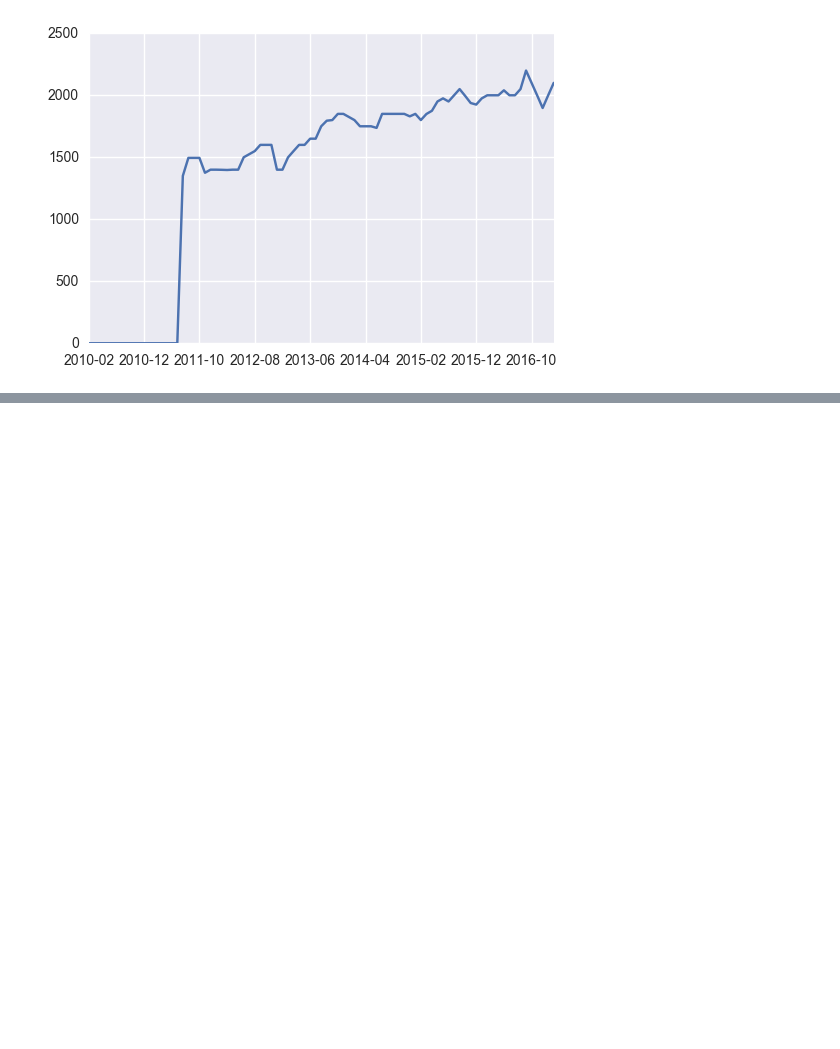
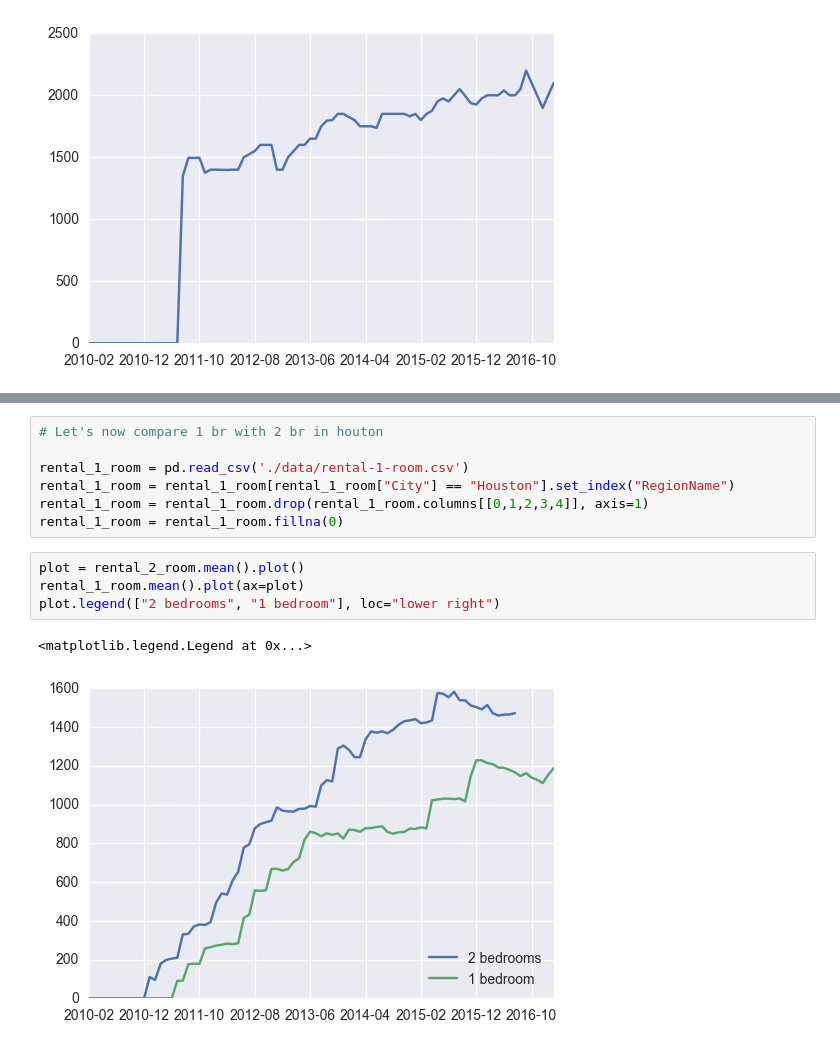
Before and after one commit to carlsednaoui/thinkful-data-science, a Jupyter notebook: coursework/unit_1_project/zillow.ipynb, the cells around one changed output, grey strips where cells are left out. Saved outputs shown, nothing was run; the diff lists cells and outputs as text; blank space fills up the shorter version.

```diff
--- a/coursework/unit_1_project/zillow.ipynb
+++ b/coursework/unit_1_project/zillow.ipynb
@@ -184,0 +196,14 @@ bushwick = rental_1_room.loc['Bushwick'].plot()
+# %%
+# Let's now compare 1 br with 2 br in houton
+
+rental_1_room = pd.read_csv('./data/rental-1-room.csv')
+rental_1_room = rental_1_room[rental_1_room["City"] == "Houston"].set_index("RegionName")
+rental_1_room = rental_1_room.drop(rental_1_room.columns[[0,1,2,3,4]], axis=1)
+rental_1_room = rental_1_room.fillna(0)
+# %%
+plot = rental_2_room.mean().plot()
+rental_1_room.mean().plot(ax=plot)
+plot.legend(["2 bedrooms", "1 bedroom"], loc="lower right")
+# %% [output]
+<matplotlib.legend.Legend at 0x...>
+[figure, added]
```
Also changed, not shown: parts of 8 cells of this notebook.
